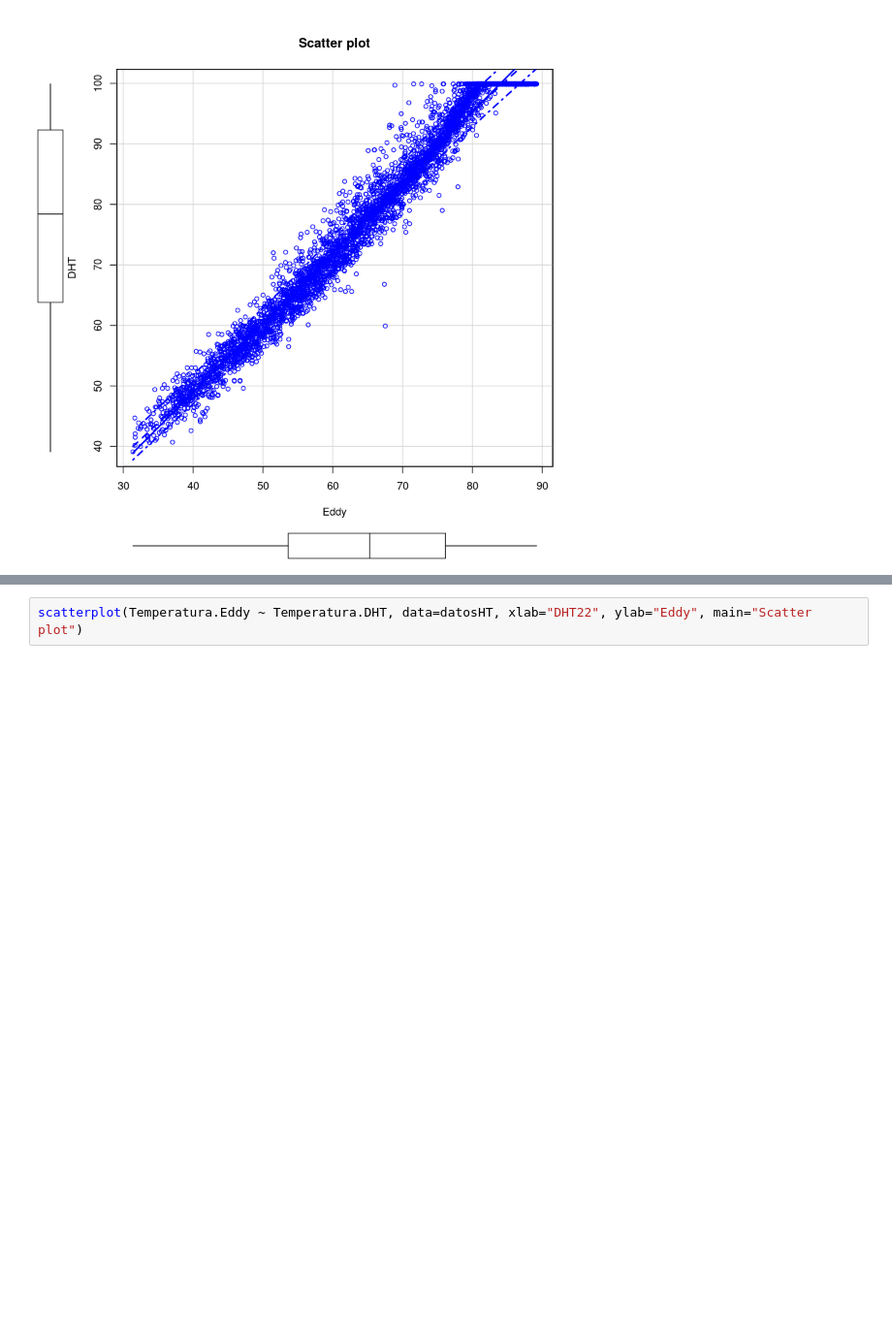
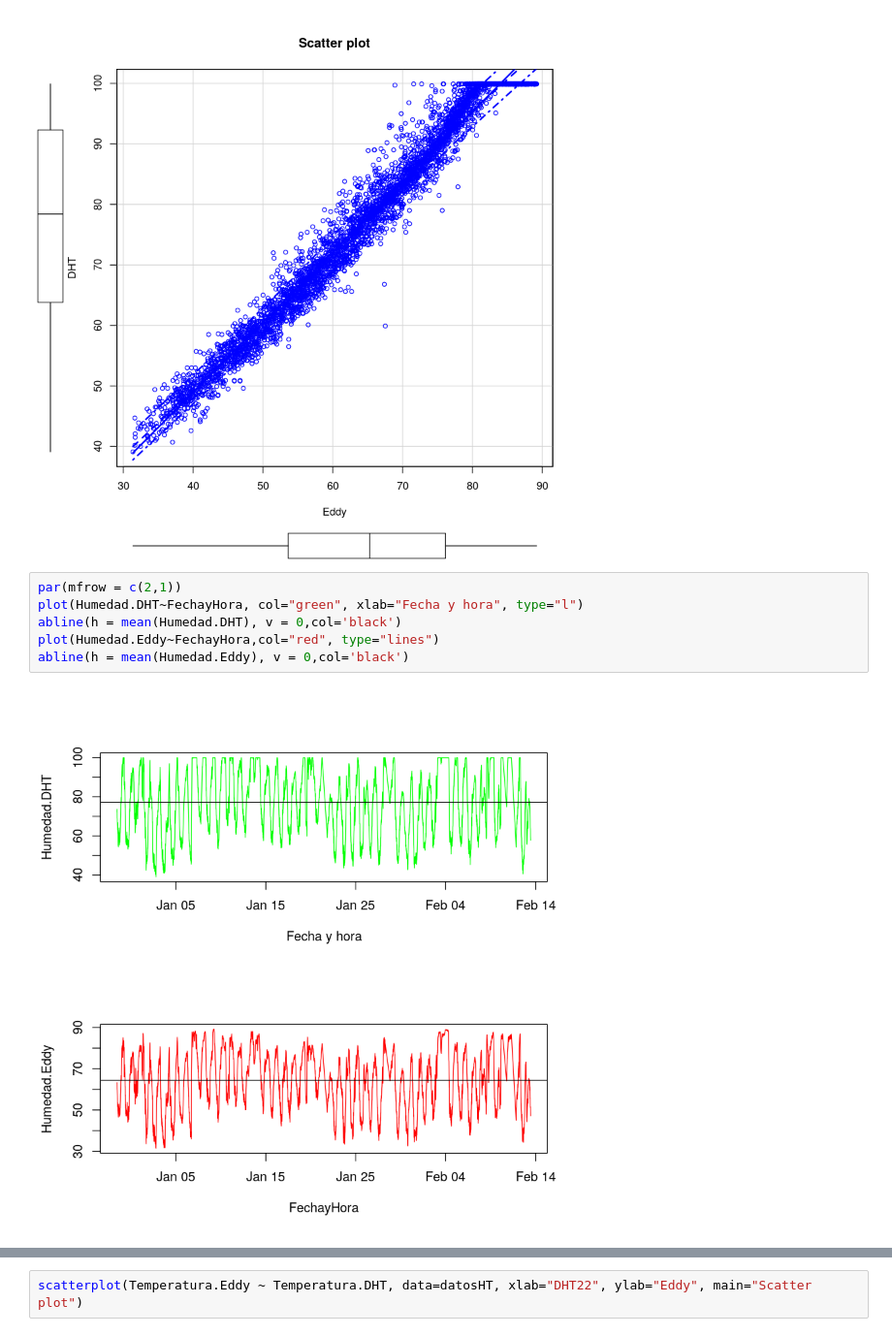
Before and after one commit to emilopez/intro-R, a Jupyter notebook: tp-final/tf.ipynb, the cells around one changed output, grey strips where cells are left out. Shown at 97% size. Saved outputs shown, nothing was run; the diff lists cells and outputs as text; blank space fills up the shorter version.

```diff
--- a/tp-final/tf.ipynb
+++ b/tp-final/tf.ipynb
@@ -286,3 +291,11 @@ library(car)
 scatterplot(Humedad.DHT ~ Humedad.Eddy, data=datosHT, xlab="Eddy", ylab="DHT", main="Scatter plot")
 # %% [output]
 [figure]
+# %%
+par(mfrow = c(2,1))
+plot(Humedad.DHT~FechayHora, col="green", xlab="Fecha y hora", type="l")
+abline(h = mean(Humedad.DHT), v = 0,col='black')
+plot(Humedad.Eddy~FechayHora,col="red", type="lines")
+abline(h = mean(Humedad.Eddy), v = 0,col='black')
+# %% [output]
+[figure, added]
```
Also changed, not shown: parts of 35 cells of this notebook, 5 other files.
